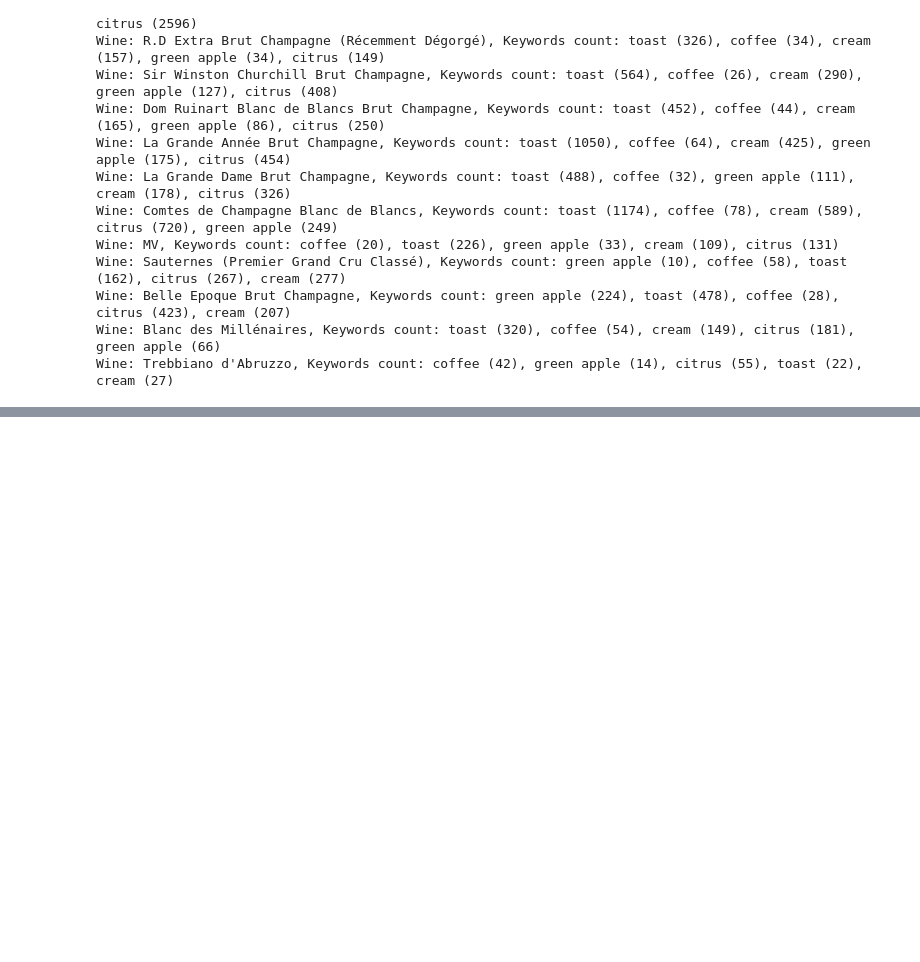
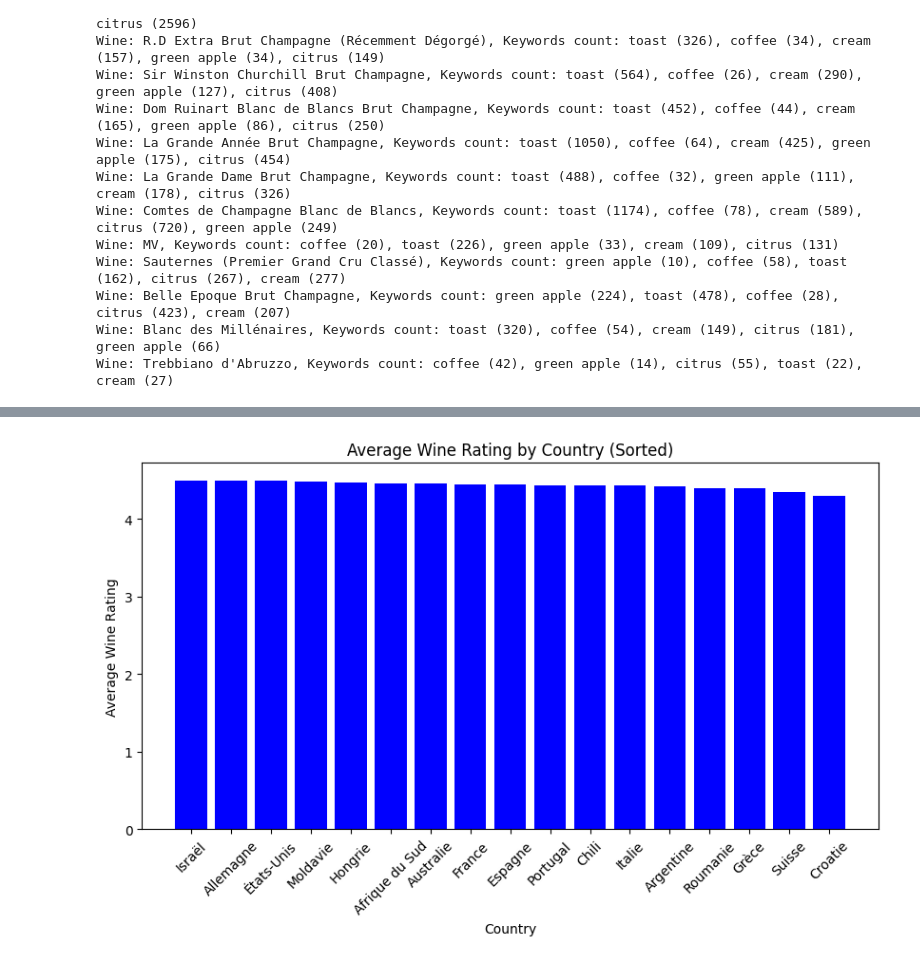
Before and after one commit to audeha/wiwino, a Jupyter notebook: main.ipynb, the cells around one changed output, grey strips where cells are left out. Drawn from its saved outputs; the diff is of its cells as text; code cells hidden in the pictures; blank space fills up the shorter version.

```diff
--- a/main.ipynb
+++ b/main.ipynb
@@ -427,0 +526,15 @@ find what are vintages wine? premium? count each table
+# %%
+import matplotlib.pyplot as plt
+
+# Assuming sorted_avg_wine_rating_by_country is fetched from the database
+countries, avg_ratings = zip(*sorted_avg_wine_rating_by_country)
+
+plt.figure(figsize=(10, 5))
+plt.bar(countries, avg_ratings, color='blue')
+plt.xlabel('Country')
+plt.ylabel('Average Wine Rating')
+plt.title('Average Wine Rating by Country (Sorted)')
+plt.xticks(rotation=45)
+plt.show()
+# %% [output]
+[figure, added]
```
Also changed, not shown: parts of 8 cells of this notebook, 5 other files.
